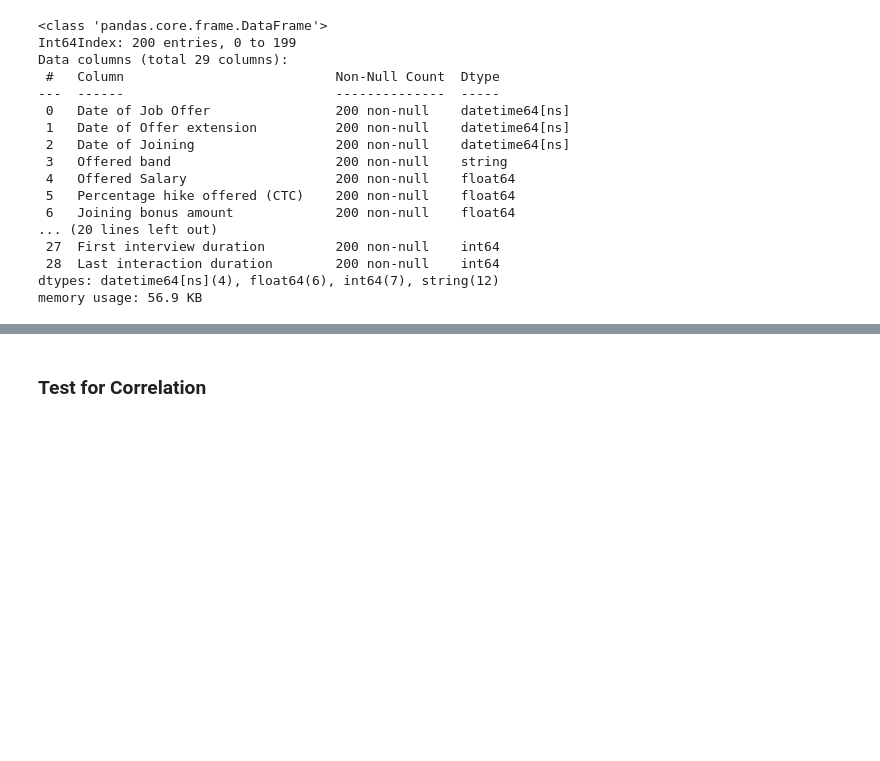
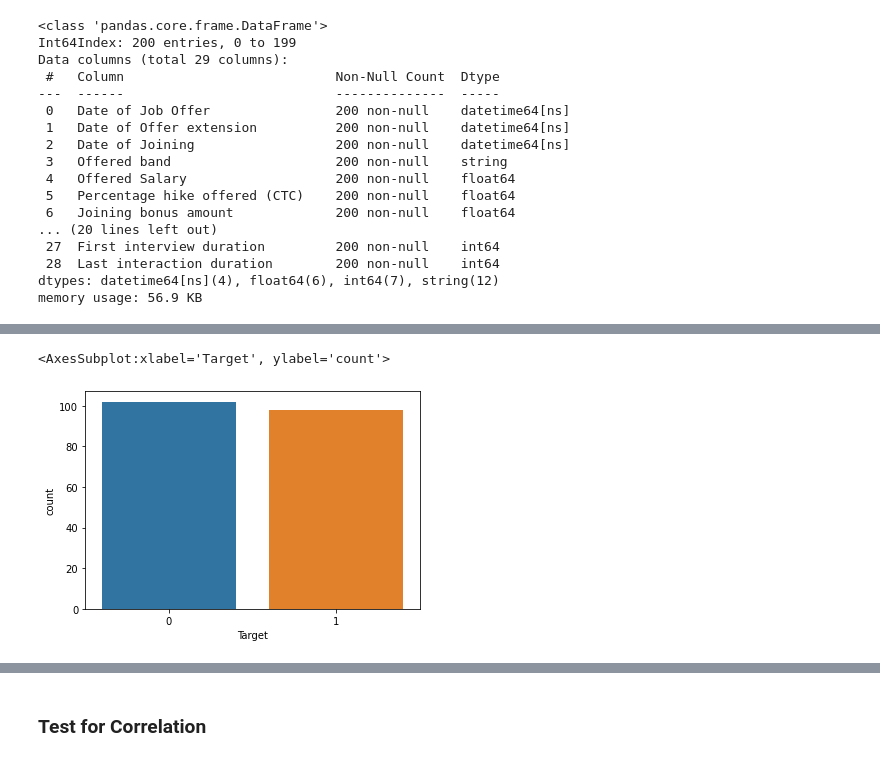
Before and after one commit to karunyads/MiniProject-FE, a Jupyter notebook: FE_PROJECT1_06.ipynb, the cells around one changed output, grey strips where cells are left out. Saved outputs shown, nothing was run; the diff lists cells and outputs as text; code cells hidden in the pictures; blank space fills up the shorter version.

```diff
--- a/FE_PROJECT1_06.ipynb
+++ b/FE_PROJECT1_06.ipynb
@@ -270,0 +266,5 @@ Name: Target, dtype: int64
+# %%
+sns.countplot(x=data['Target'])
+# %% [output]
+<AxesSubplot:xlabel='Target', ylabel='count'>
+[figure, added]
```
Also changed, not shown: parts of 8 cells of this notebook.
